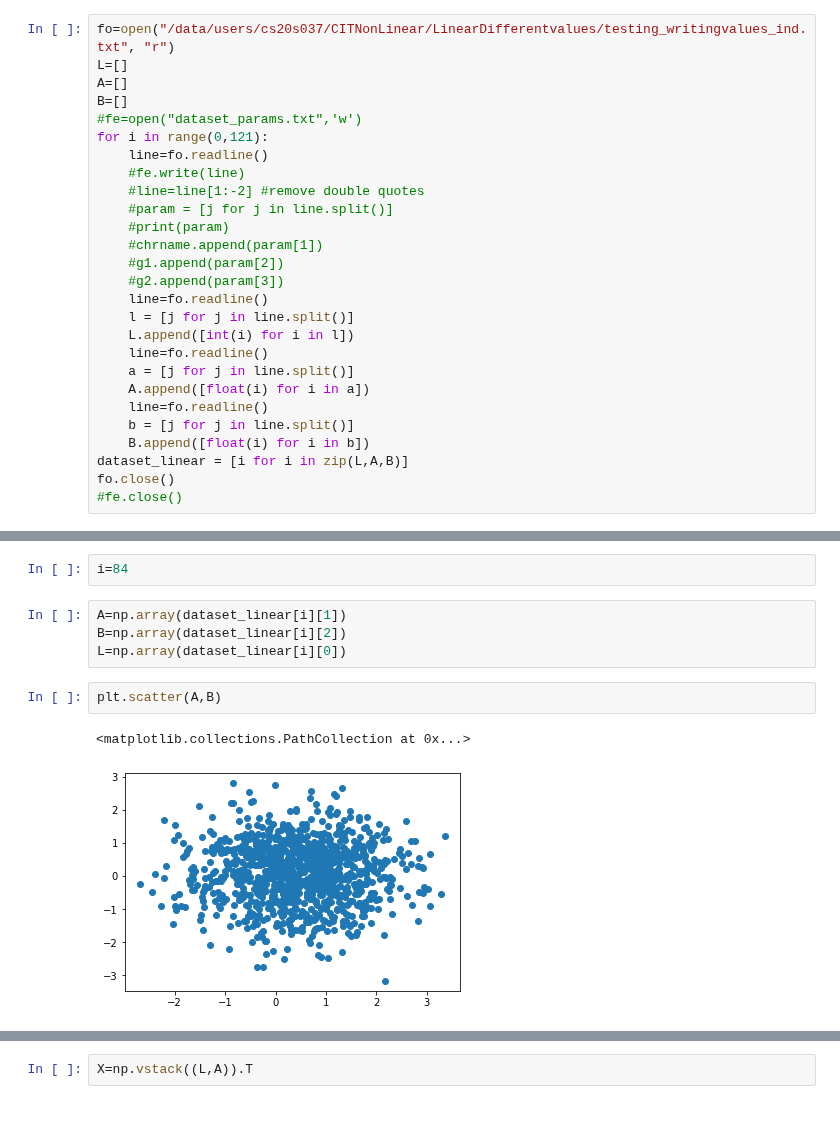
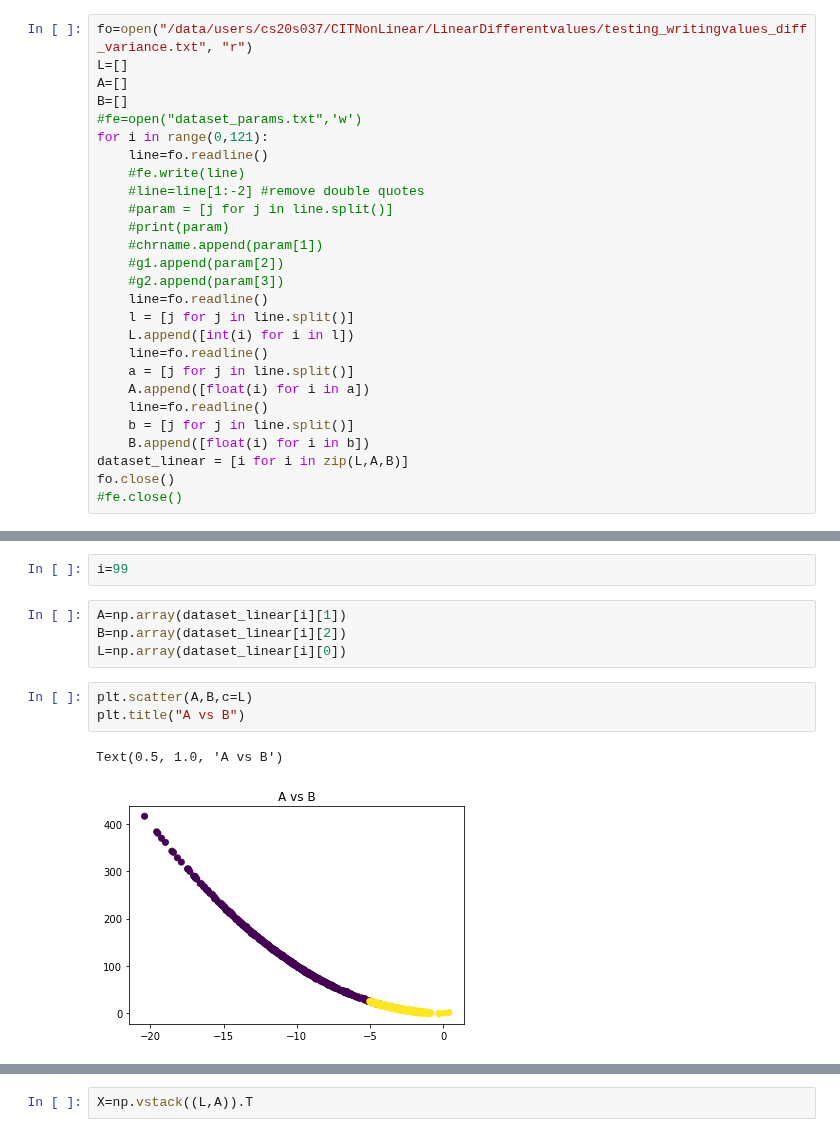
Before and after one commit to BIRDSgroup/NLCD, a Jupyter notebook: conclude/newmethod/NLMRNN.ipynb, the cells around one changed output, grey strips where cells are left out. Drawn from its saved outputs; the diff is of its cells as text.

Commit message:
svm more plots

```diff
--- a/conclude/newmethod/NLMRNN.ipynb
+++ b/conclude/newmethod/NLMRNN.ipynb
@@ -209,7 +215,7 @@ plt.scatter(A_test,y_zeros[:,1])
 <matplotlib.collections.PathCollection at 0x...>
 [figure]
 # %%
-fo=open("/data/users/cs20s037/CITNonLinear/LinearDifferentvalues/testing_writingvalues_ind.txt", "r")
+fo=open("/data/users/cs20s037/CITNonLinear/LinearDifferentvalues/testing_writingvalues_diff_variance.txt", "r")
 L=[]
 A=[]
 B=[]
@@ -336,13 +346,14 @@ from sklearn.svm import SVR
 # %%
 regressor = SVR(kernel = 'rbf')
 # %%
-i=84
+i=99
 # %%
 A=np.array(dataset_linear[i][1])
 B=np.array(dataset_linear[i][2])
 L=np.array(dataset_linear[i][0])
 # %%
-plt.scatter(A,B)
+plt.scatter(A,B,c=L)
+plt.title("A vs B")
 # %% [output]
-<matplotlib.collections.PathCollection at 0x...>
+Text(0.5, 1.0, 'A vs B')
-[figure, old version]
+[figure, new version]
```
Also changed, not shown: parts of 20 cells of this notebook, 2 other files.
